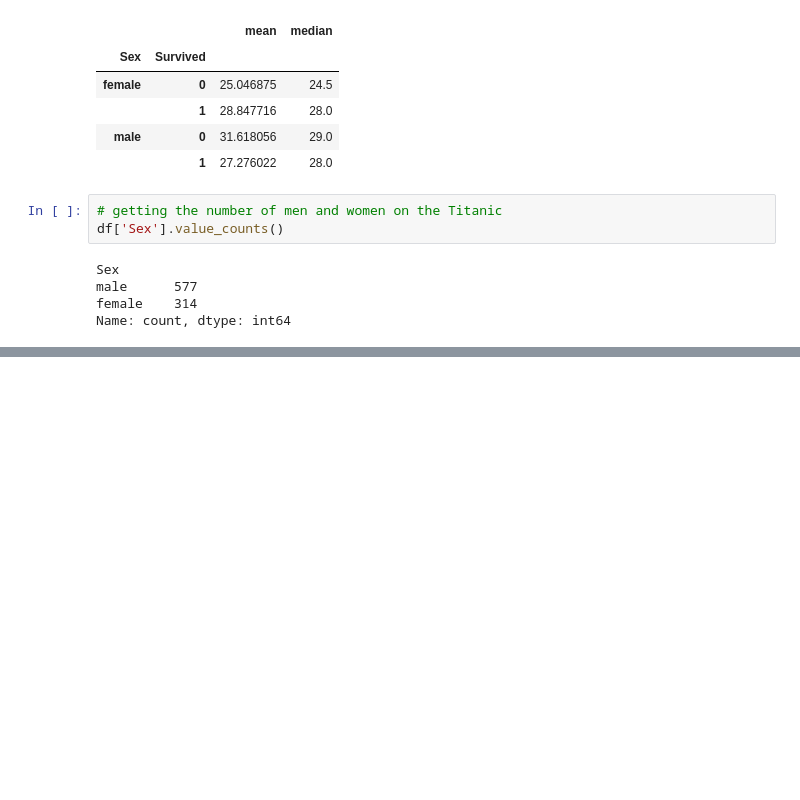
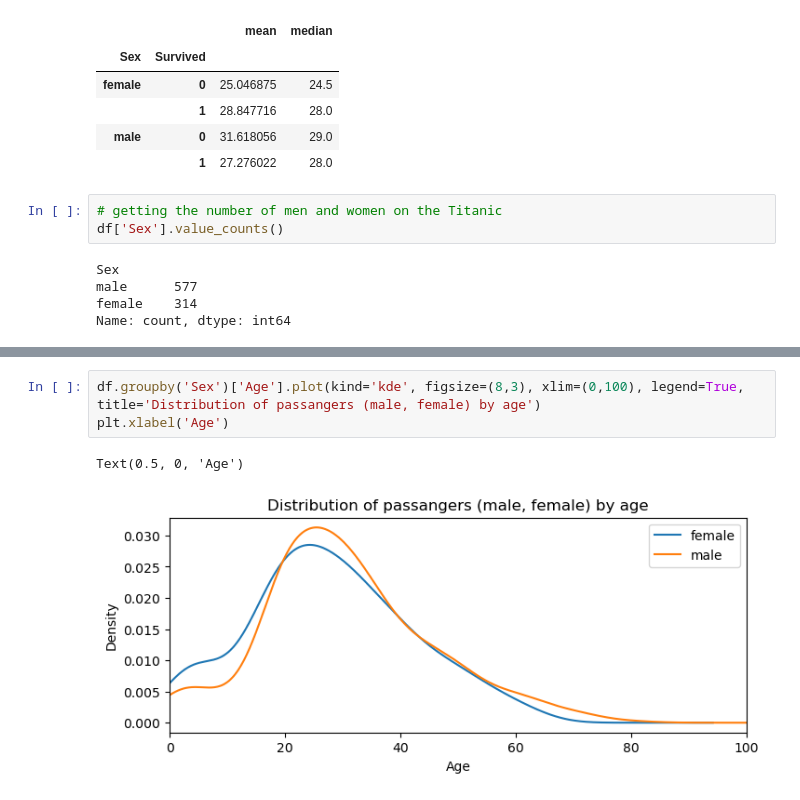
Before and after one commit to bondaralexxx/portfolio, a Jupyter notebook: Pandas_jupyter_notebooks/titanic_dataset/titanic.ipynb, the cells around one changed output, grey strips where cells are left out. Cells and saved outputs as stored; diff of their text form; blank space fills up the shorter version.

```diff
--- a/Pandas_jupyter_notebooks/titanic_dataset/titanic.ipynb
+++ b/Pandas_jupyter_notebooks/titanic_dataset/titanic.ipynb
@@ -376,0 +393,6 @@ Name: count, dtype: int64
+# %%
+df.groupby('Sex')['Age'].plot(kind='kde', figsize=(8,3), xlim=(0,100), legend=True, title='Distribution of passangers (male, female) by age')
+plt.xlabel('Age')
+# %% [output]
+Text(0.5, 0, 'Age')
+[figure, added]
```
Also changed, not shown: parts of 4 cells of this notebook.
